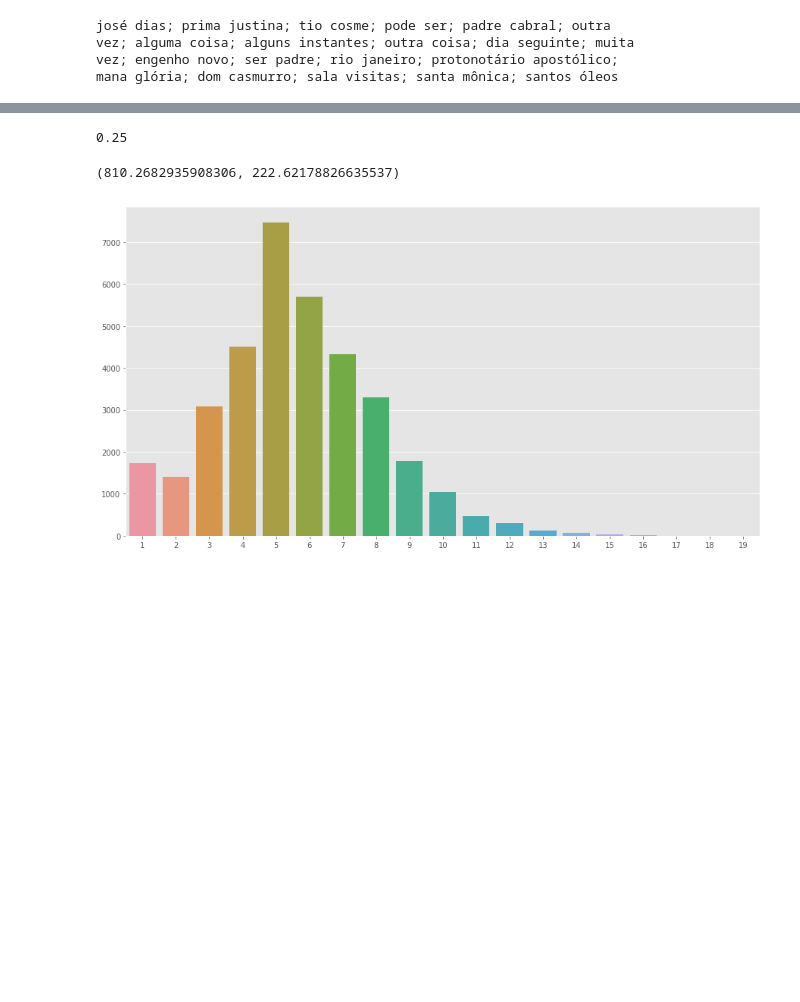
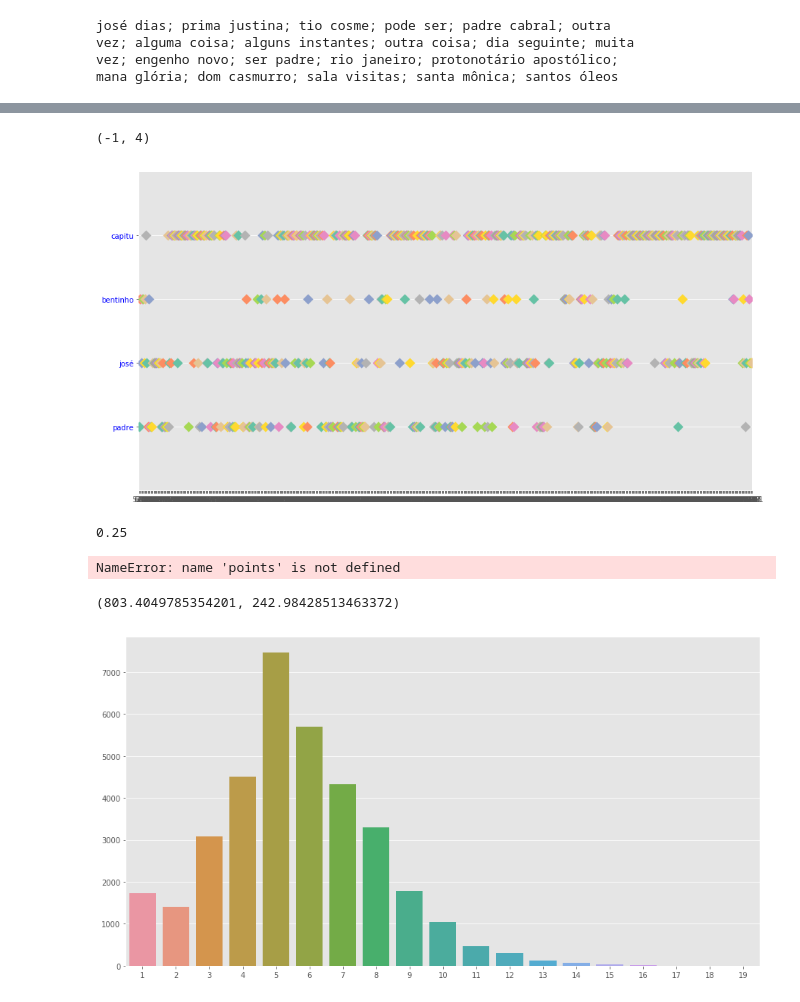
Before and after one commit to hrmello/statistexts, a Jupyter notebook: pdf_analytics_prototype.ipynb, the cells around one changed output, grey strips where cells are left out. Saved outputs shown, nothing was run; the diff lists cells and outputs as text; code cells hidden in the pictures; blank space fills up the shorter version.

```diff
--- a/pdf_analytics_prototype.ipynb
+++ b/pdf_analytics_prototype.ipynb
@@ -89,3 +134,20 @@ text.dispersion_plot(["capitu", "bentinho", "josé", "padre"])
+# %%
+import pandas as pd
+x = list()
+y = list()
+for x_p,y_p in points:
+    y.append(y_p)
+    x.append(x_p)
+
+df = pd.DataFrame.from_dict({'x':x, 'y': y})
+df.set_index('y')
+plt.figure(figsize = (15,8))
+sb.stripplot(x, y, data = df, palette = 'Set2', size = 10, marker = 'D')
+plt.yticks(list(range(len(words))), words, color="b")
+plt.ylim(-1, len(words))
+# %% [output]
+(-1, 4)
+[figure, added]
 # %%
 def ttr(text):
     '''
@@ -162,10 +224,14 @@ def compute_D(text_from_tokens):
     return best_fit_ds.mean(), best_fit_ds_std.mean()
 
 d, std_d = compute_D(text) # D is known as vocabulary diversity
-# %%
-ds, std_ds
-# %% [output]
-(810.2682935908306, 222.62178826635537)
+# %%
+points
+# %% [output]
+NameError: name 'points' is not defined
+# %%
+d, std_d
+# %% [output]
+(803.4049785354201, 242.98428513463372)
 # %%
 # count the number of words
 from collections import defaultdict
```
Also changed, not shown: parts of 14 cells of this notebook, 7 other files.
